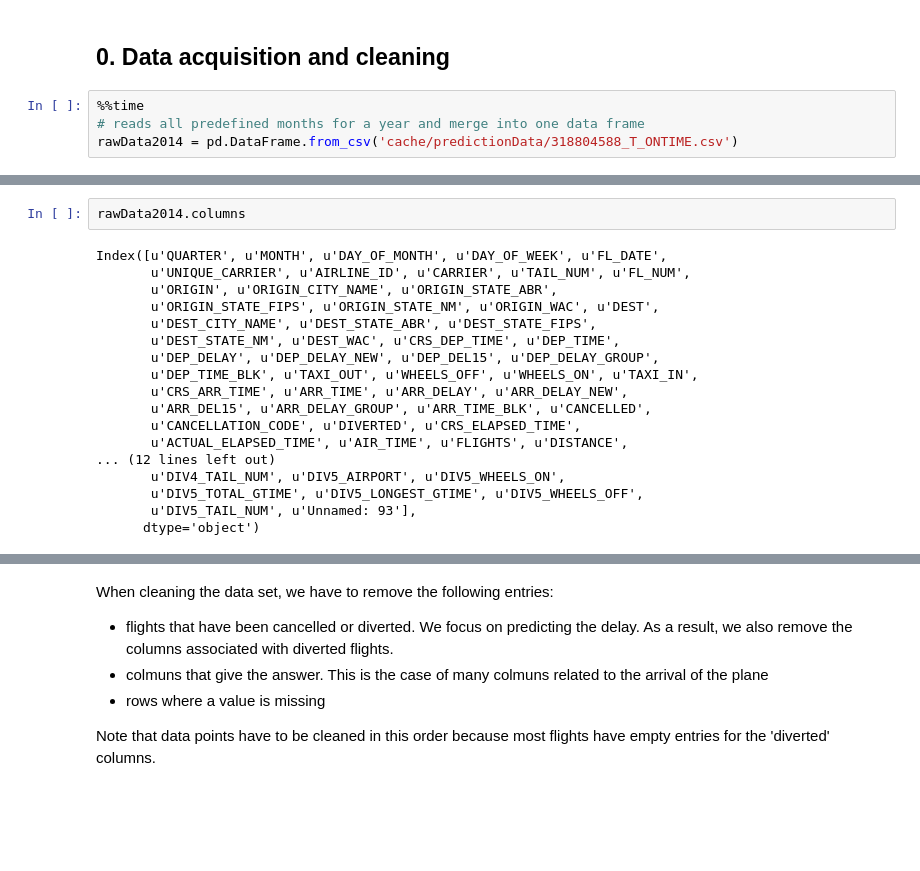
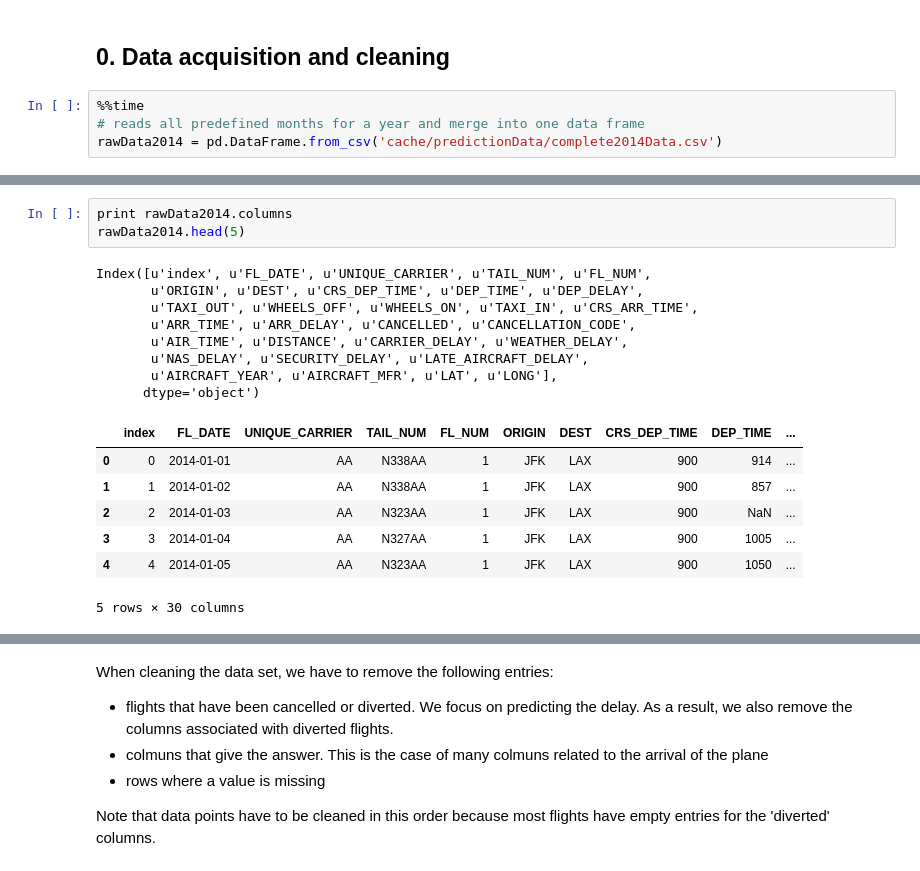
Before and after one commit to LeonhardFS/flightbbq, a Jupyter notebook: 04_PredictiveAnalytics.ipynb, the cells around one changed output, grey strips where cells are left out. Cells and saved outputs as stored; diff of their text form; blank space fills up the shorter version.

```diff
--- a/04_PredictiveAnalytics.ipynb
+++ b/04_PredictiveAnalytics.ipynb
@@ -18,5 +18,5 @@ import os
 # %%
 %%time
 # reads all predefined months for a year and merge into one data frame
-rawData2014 = pd.DataFrame.from_csv('cache/predictionData/318804588_T_ONTIME.csv')
+rawData2014 = pd.DataFrame.from_csv('cache/predictionData/complete2014Data.csv')
 # %% [output]
@@ -24,20 +24,19 @@ Wall time: 34.2 s
-# %%
-rawData2014.columns
-# %% [output]
-Index([u'QUARTER', u'MONTH', u'DAY_OF_MONTH', u'DAY_OF_WEEK', u'FL_DATE',
-       u'UNIQUE_CARRIER', u'AIRLINE_ID', u'CARRIER', u'TAIL_NUM', u'FL_NUM',
-       u'ORIGIN', u'ORIGIN_CITY_NAME', u'ORIGIN_STATE_ABR',
-       u'ORIGIN_STATE_FIPS', u'ORIGIN_STATE_NM', u'ORIGIN_WAC', u'DEST',
-       u'DEST_CITY_NAME', u'DEST_STATE_ABR', u'DEST_STATE_FIPS',
-       u'DEST_STATE_NM', u'DEST_WAC', u'CRS_DEP_TIME', u'DEP_TIME',
-       u'DEP_DELAY', u'DEP_DELAY_NEW', u'DEP_DEL15', u'DEP_DELAY_GROUP',
-       u'DEP_TIME_BLK', u'TAXI_OUT', u'WHEELS_OFF', u'WHEELS_ON', u'TAXI_IN',
-       u'CRS_ARR_TIME', u'ARR_TIME', u'ARR_DELAY', u'ARR_DELAY_NEW',
-       u'ARR_DEL15', u'ARR_DELAY_GROUP', u'ARR_TIME_BLK', u'CANCELLED',
-       u'CANCELLATION_CODE', u'DIVERTED', u'CRS_ELAPSED_TIME',
-       u'ACTUAL_ELAPSED_TIME', u'AIR_TIME', u'FLIGHTS', u'DISTANCE',
-... (12 lines left out)
-       u'DIV4_TAIL_NUM', u'DIV5_AIRPORT', u'DIV5_WHEELS_ON',
-       u'DIV5_TOTAL_GTIME', u'DIV5_LONGEST_GTIME', u'DIV5_WHEELS_OFF',
-       u'DIV5_TAIL_NUM', u'Unnamed: 93'],
-      dtype='object')
+# %%
+print rawData2014.columns
+rawData2014.head(5)
+# %% [output]
+Index([u'index', u'FL_DATE', u'UNIQUE_CARRIER', u'TAIL_NUM', u'FL_NUM',
+       u'ORIGIN', u'DEST', u'CRS_DEP_TIME', u'DEP_TIME', u'DEP_DELAY',
+       u'TAXI_OUT', u'WHEELS_OFF', u'WHEELS_ON', u'TAXI_IN', u'CRS_ARR_TIME',
+       u'ARR_TIME', u'ARR_DELAY', u'CANCELLED', u'CANCELLATION_CODE',
+       u'AIR_TIME', u'DISTANCE', u'CARRIER_DELAY', u'WEATHER_DELAY',
+       u'NAS_DELAY', u'SECURITY_DELAY', u'LATE_AIRCRAFT_DELAY',
+       u'AIRCRAFT_YEAR', u'AIRCRAFT_MFR', u'LAT', u'LONG'],
+      dtype='object')
+|  | index | FL_DATE | UNIQUE_CARRIER | TAIL_NUM | FL_NUM | ORIGIN | DEST | CRS_DEP_TIME | DEP_TIME | ... |
+| 0 | 0 | 2014-01-01 | AA | N338AA | 1 | JFK | LAX | 900 | 914 | ... |
+| 1 | 1 | 2014-01-02 | AA | N338AA | 1 | JFK | LAX | 900 | 857 | ... |
+| 2 | 2 | 2014-01-03 | AA | N323AA | 1 | JFK | LAX | 900 | NaN | ... |
+| 3 | 3 | 2014-01-04 | AA | N327AA | 1 | JFK | LAX | 900 | 1005 | ... |
+| 4 | 4 | 2014-01-05 | AA | N323AA | 1 | JFK | LAX | 900 | 1050 | ... |
+5 rows × 30 columns
```
Also changed, not shown: parts of 5 cells of this notebook, 2 other files.
